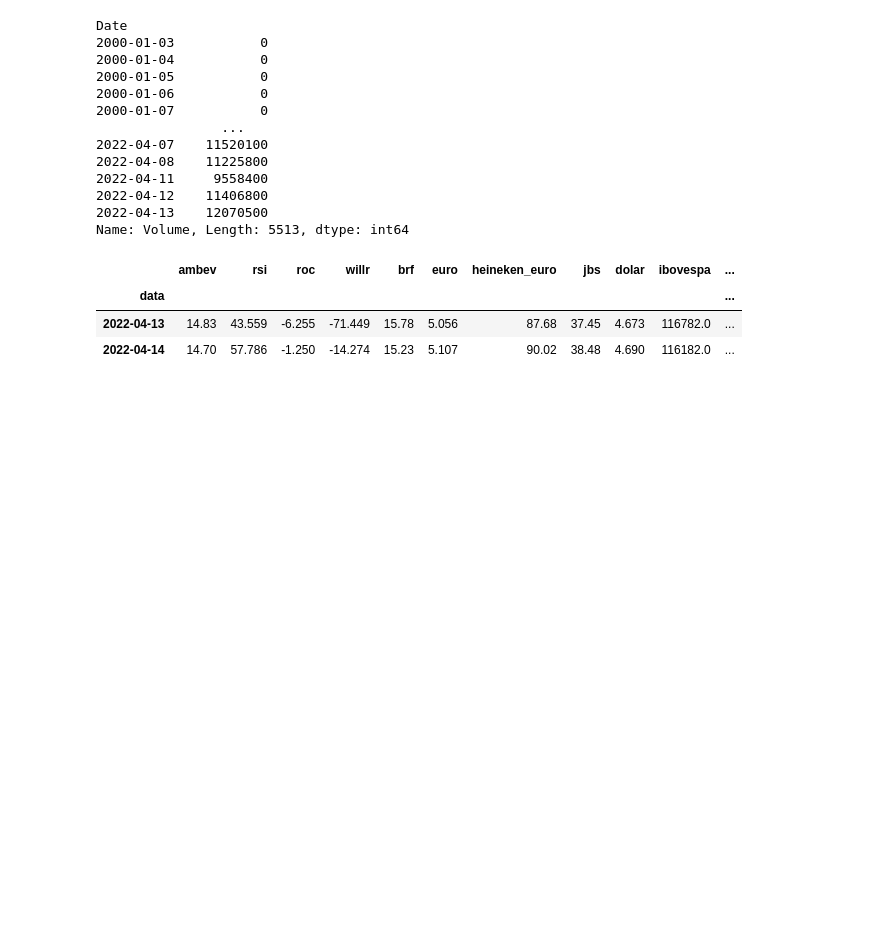
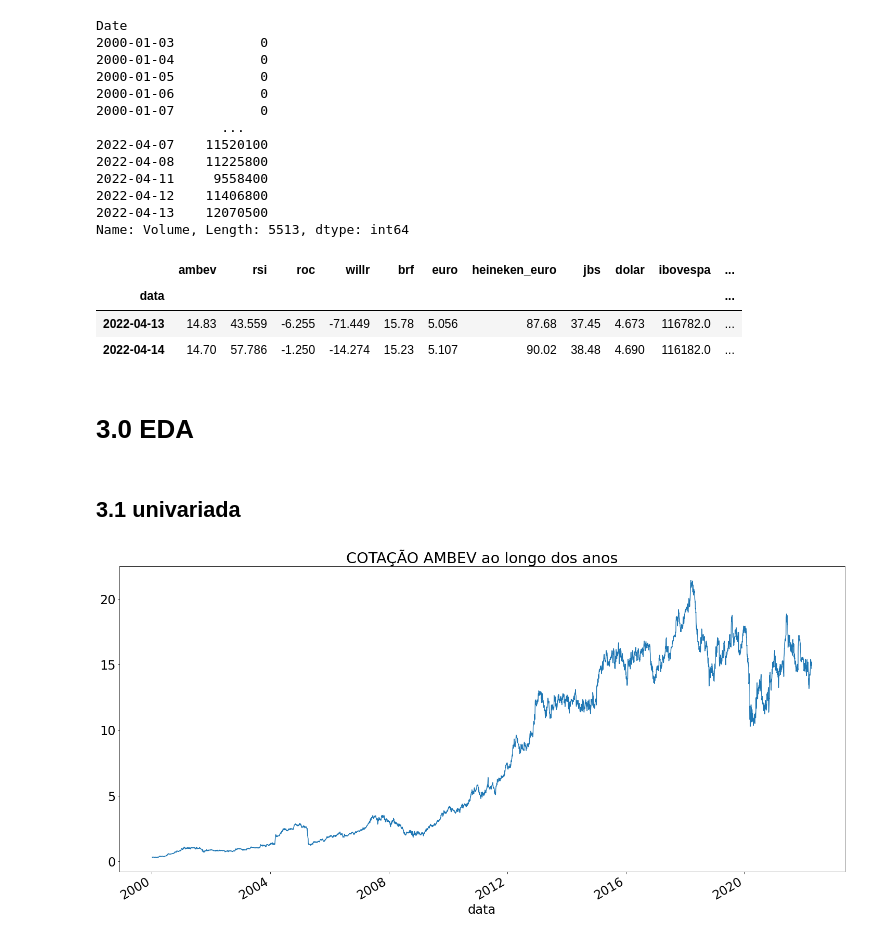
Before and after one commit to TaizAlves/vies_compra_venda_acao, a Jupyter notebook: notebooks/PartII_EDA.ipynb, the cells around one changed output. Drawn from its saved outputs; the diff is of its cells as text; code cells hidden in the pictures; blank space fills up the shorter version.

Commit message:
start Eda univariada AMBEV

```diff
--- a/notebooks/PartII_EDA.ipynb
+++ b/notebooks/PartII_EDA.ipynb
@@ -16,6 +16,9 @@ warnings.filterwarnings( 'ignore' )
 
 from IPython.display import display
 pd.options.display.max_columns = None
+
+plt.rcParams['figure.figsize'] = [25, 12]
+plt.rcParams['font.size'] = 24
 # %% [markdown]
 ## 0.1 Helper Functions
 # %% [markdown]
@@ -197,3 +200,12 @@ df2.tail(2)
 | data |  |  |  |  |  |  |  |  |  |  | ... |
 | 2022-04-13 | 14.83 | 43.559 | -6.255 | -71.449 | 15.78 | 5.056 | 87.68 | 37.45 | 4.673 | 116782.0 | ... |
 | 2022-04-14 | 14.70 | 57.786 | -1.250 | -14.274 | 15.23 | 5.107 | 90.02 | 38.48 | 4.690 | 116182.0 | ... |
+# %% [markdown]
+# 3.0 EDA
+# %% [markdown]
+## 3.1 univariada
+# %%
+df2.ambev.plot();
+plt.title('COTAÇÃO AMBEV ao longo dos anos');
+# %% [output]
+[figure, added]
```
Also changed, not shown: parts of 2 cells of this notebook.
